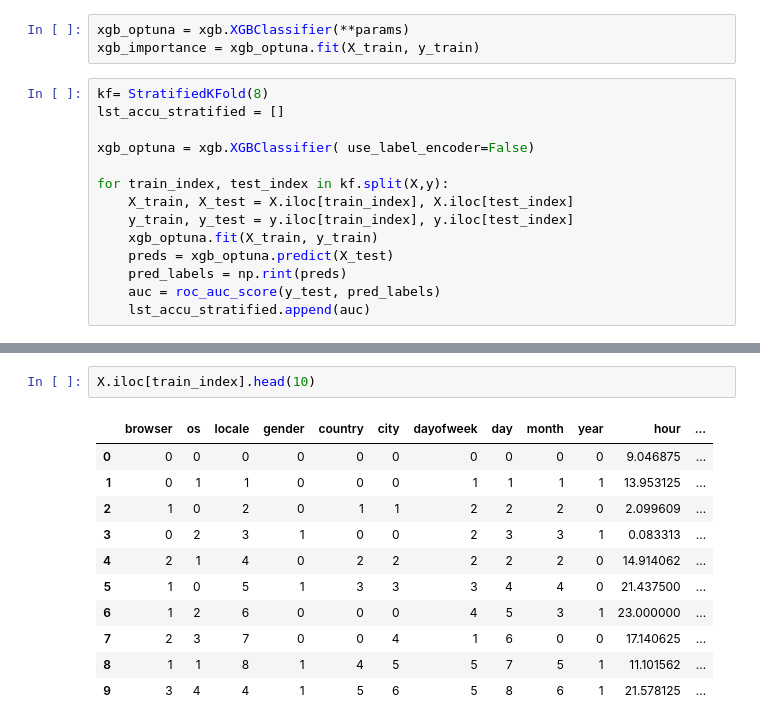
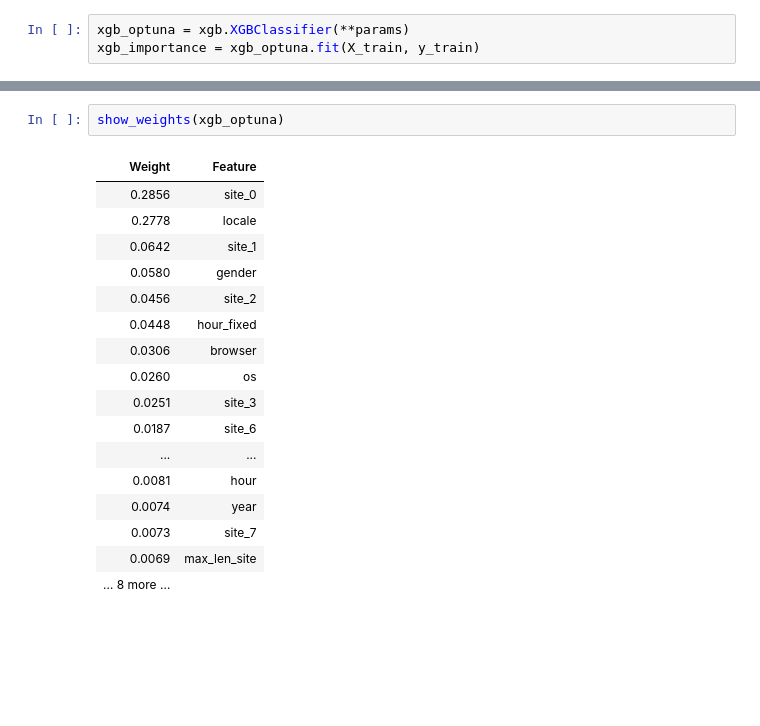
Before and after one commit to gzawadzki-gd/catching-joe, a Jupyter notebook: training.ipynb, the cells around one changed output, grey strips where cells are left out. Drawn from its saved outputs; the diff is of its cells as text; blank space fills up the shorter version.

```diff
--- a/training.ipynb
+++ b/training.ipynb
@@ -294,17 +357,3 @@ from xgboost import plot_importance
 # %%
 xgb_optuna = xgb.XGBClassifier(**params)
 xgb_importance = xgb_optuna.fit(X_train, y_train)
-# %%
-kf= StratifiedKFold(8)
-lst_accu_stratified = []
-
-xgb_optuna = xgb.XGBClassifier( use_label_encoder=False)
-
-for train_index, test_index in kf.split(X,y):
-    X_train, X_test = X.iloc[train_index], X.iloc[test_index]
-    y_train, y_test = y.iloc[train_index], y.iloc[test_index]
-    xgb_optuna.fit(X_train, y_train)
-    preds = xgb_optuna.predict(X_test)
-    pred_labels = np.rint(preds)
-    auc = roc_auc_score(y_test, pred_labels)
-    lst_accu_stratified.append(auc)
@@ -499,14 +360,20 @@ array([[0., 0.],
-# %%
-X.iloc[train_index].head(10)
-# %% [output]
-|  | browser | os | locale | gender | country | city | dayofweek | day | month | year | hour | ... |
-| 0 | 0 | 0 | 0 | 0 | 0 | 0 | 0 | 0 | 0 | 0 | 9.046875 | ... |
-| 1 | 0 | 1 | 1 | 0 | 0 | 0 | 1 | 1 | 1 | 1 | 13.953125 | ... |
-| 2 | 1 | 0 | 2 | 0 | 1 | 1 | 2 | 2 | 2 | 0 | 2.099609 | ... |
-| 3 | 0 | 2 | 3 | 1 | 0 | 0 | 2 | 3 | 3 | 1 | 0.083313 | ... |
-| 4 | 2 | 1 | 4 | 0 | 2 | 2 | 2 | 2 | 2 | 0 | 14.914062 | ... |
-| 5 | 1 | 0 | 5 | 1 | 3 | 3 | 3 | 4 | 4 | 0 | 21.437500 | ... |
-| 6 | 1 | 2 | 6 | 0 | 0 | 0 | 4 | 5 | 3 | 1 | 23.000000 | ... |
-| 7 | 2 | 3 | 7 | 0 | 0 | 4 | 1 | 6 | 0 | 0 | 17.140625 | ... |
-| 8 | 1 | 1 | 8 | 1 | 4 | 5 | 5 | 7 | 5 | 1 | 11.101562 | ... |
-| 9 | 3 | 4 | 4 | 1 | 5 | 6 | 5 | 8 | 6 | 1 | 21.578125 | ... |
+# %%
+show_weights(xgb_optuna)
+# %% [output]
+| Weight | Feature |
+| 0.2856 | site_0 |
+| 0.2778 | locale |
+| 0.0642 | site_1 |
+| 0.0580 | gender |
+| 0.0456 | site_2 |
+| 0.0448 | hour_fixed |
+| 0.0306 | browser |
+| 0.0260 | os |
+| 0.0251 | site_3 |
+| 0.0187 | site_6 |
+| ... | ... |
+| 0.0081 | hour |
+| 0.0074 | year |
+| 0.0073 | site_7 |
+| 0.0069 | max_len_site |
+| … 8 more … |  |
```
Also changed, not shown: parts of 57 cells of this notebook, 4 other files.
